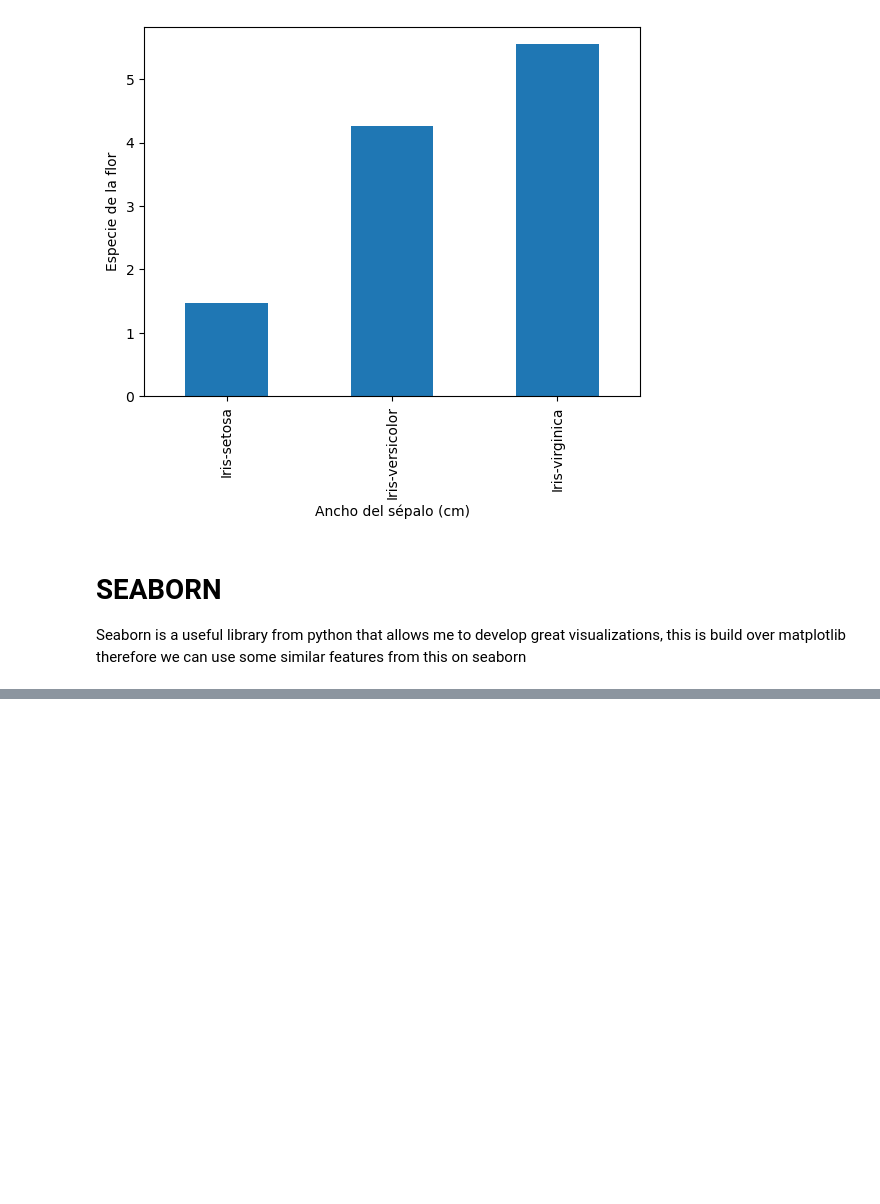
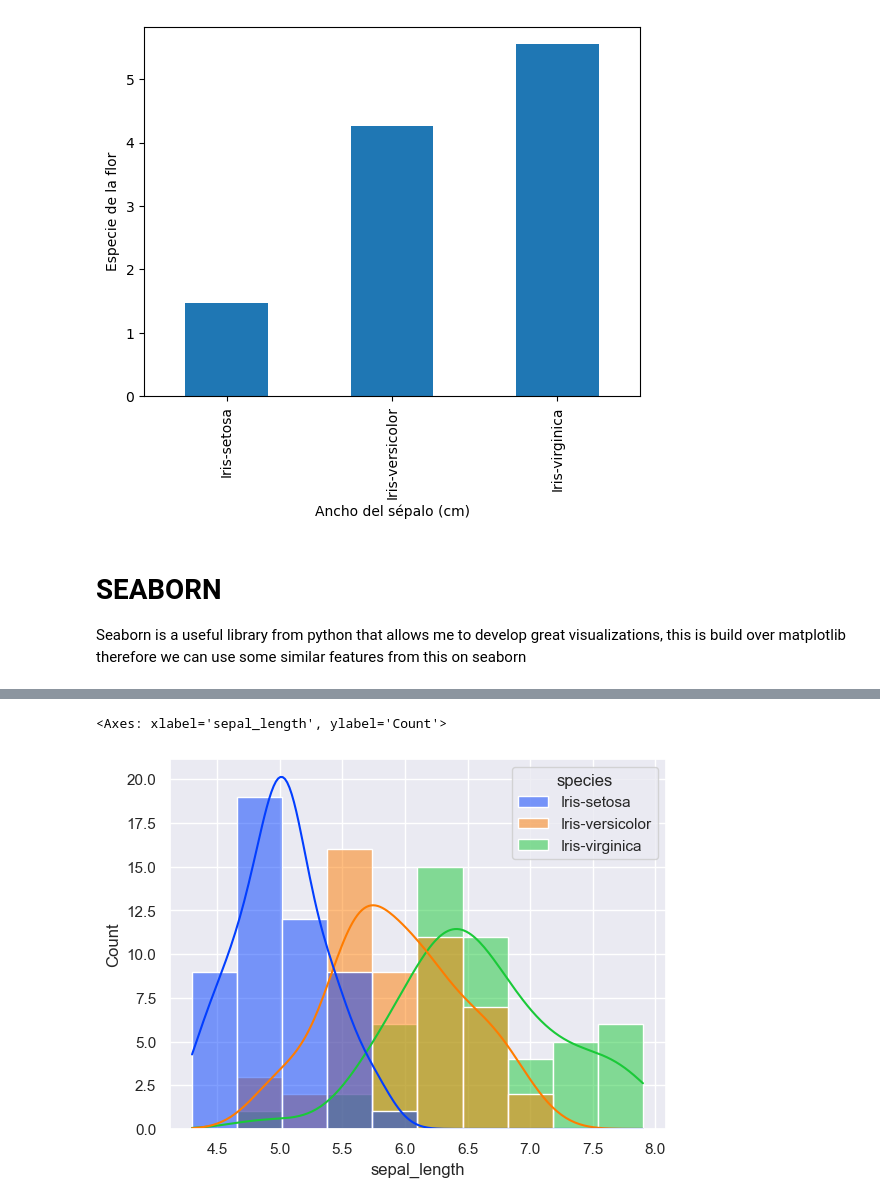
Before and after one commit to CabHug/Portfolio, a Jupyter notebook: Practicas/Visualizacion/Practica_visualizacion.ipynb, the cells around one changed output, grey strips where cells are left out. Drawn from its saved outputs; the diff is of its cells as text; code cells hidden in the pictures; blank space fills up the shorter version.

```diff
--- a/Practicas/Visualizacion/Practica_visualizacion.ipynb
+++ b/Practicas/Visualizacion/Practica_visualizacion.ipynb
@@ -204,0 +221,13 @@ Seaborn is a useful library from python that allows me to develop great visualiz
+# %%
+# Coding a feature inside our plot
+
+sns.histplot(
+    data= iris,
+    x = 'sepal_length',
+    bins = 10,
+    kde = True,
+    hue = 'species'
+)
+# %% [output]
+<Axes: xlabel='sepal_length', ylabel='Count'>
+[figure, added]
```
Also changed, not shown: parts of 8 cells of this notebook.
